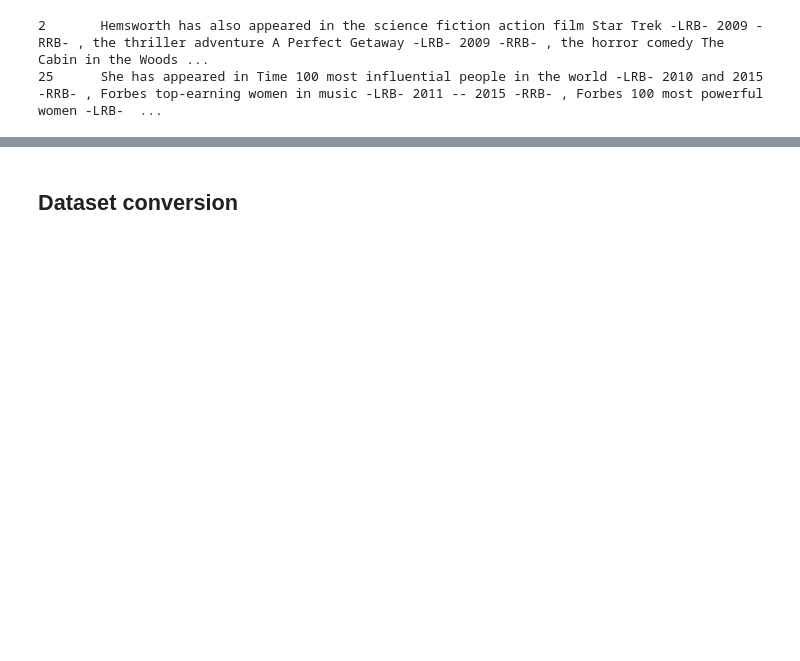
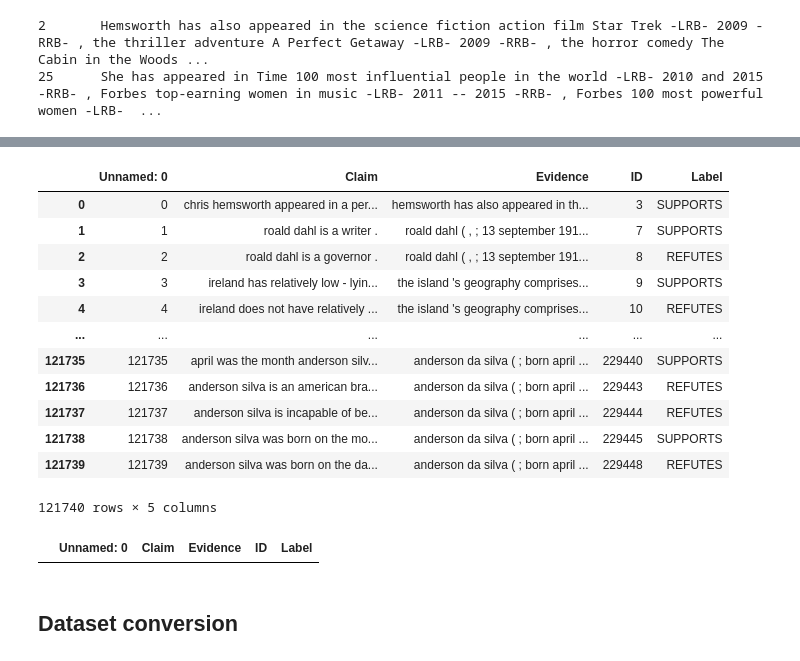
Before and after one commit to pptr3/nlp-assignments, a Jupyter notebook: assignment4/davide/Assignment_4.ipynb, the cells around one changed output, grey strips where cells are left out. Cells and saved outputs as stored; diff of their text form; code cells hidden in the pictures; blank space fills up the shorter version.

```diff
--- a/assignment4/davide/Assignment_4.ipynb
+++ b/assignment4/davide/Assignment_4.ipynb
@@ -436,2 +594,22 @@ Hemsworth has also appeared in the science fiction action film Star Trek ( 2009
+# %%
+train_df
+# %% [output]
+|  | Unnamed: 0 | Claim | Evidence | ID | Label |
+| 0 | 0 | chris hemsworth appeared in a per... | hemsworth has also appeared in th... | 3 | SUPPORTS |
+| 1 | 1 | roald dahl is a writer . | roald dahl ( , ; 13 september 191... | 7 | SUPPORTS |
+| 2 | 2 | roald dahl is a governor . | roald dahl ( , ; 13 september 191... | 8 | REFUTES |
+| 3 | 3 | ireland has relatively low - lyin... | the island 's geography comprises... | 9 | SUPPORTS |
+| 4 | 4 | ireland does not have relatively ... | the island 's geography comprises... | 10 | REFUTES |
+| ... | ... | ... | ... | ... | ... |
+| 121735 | 121735 | april was the month anderson silv... | anderson da silva ( ; born april ... | 229440 | SUPPORTS |
+| 121736 | 121736 | anderson silva is an american bra... | anderson da silva ( ; born april ... | 229443 | REFUTES |
+| 121737 | 121737 | anderson silva is incapable of be... | anderson da silva ( ; born april ... | 229444 | REFUTES |
+| 121738 | 121738 | anderson silva was born on the mo... | anderson da silva ( ; born april ... | 229445 | SUPPORTS |
+| 121739 | 121739 | anderson silva was born on the da... | anderson da silva ( ; born april ... | 229448 | REFUTES |
+121740 rows × 5 columns
+# %%
+train_df[train_df['Claim'].str.contains('k\.\.') == True]
+# %% [output]
+|  | Unnamed: 0 | Claim | Evidence | ID | Label |
 # %% [markdown]
 ## Dataset conversion
```
Also changed, not shown: parts of 32 cells of this notebook.
